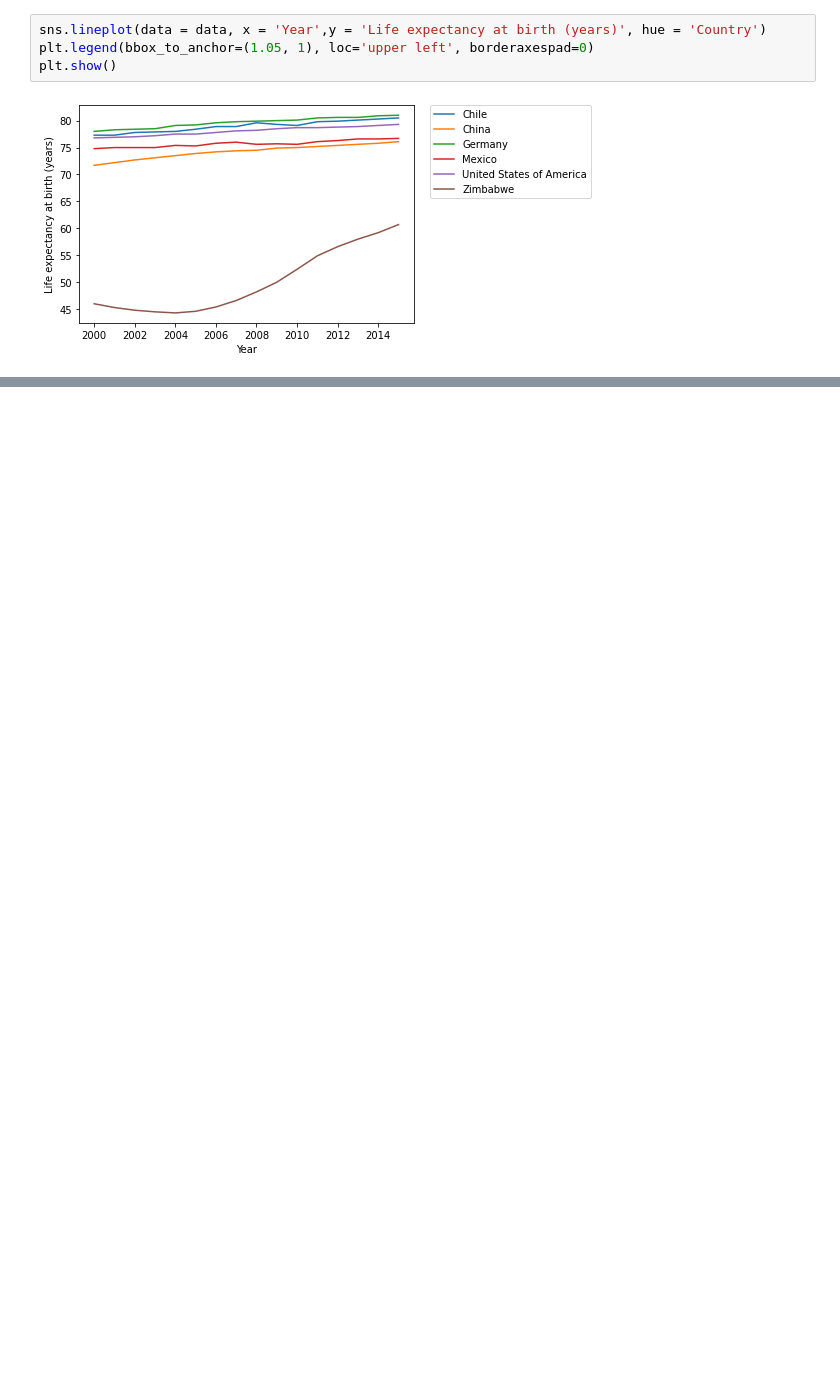
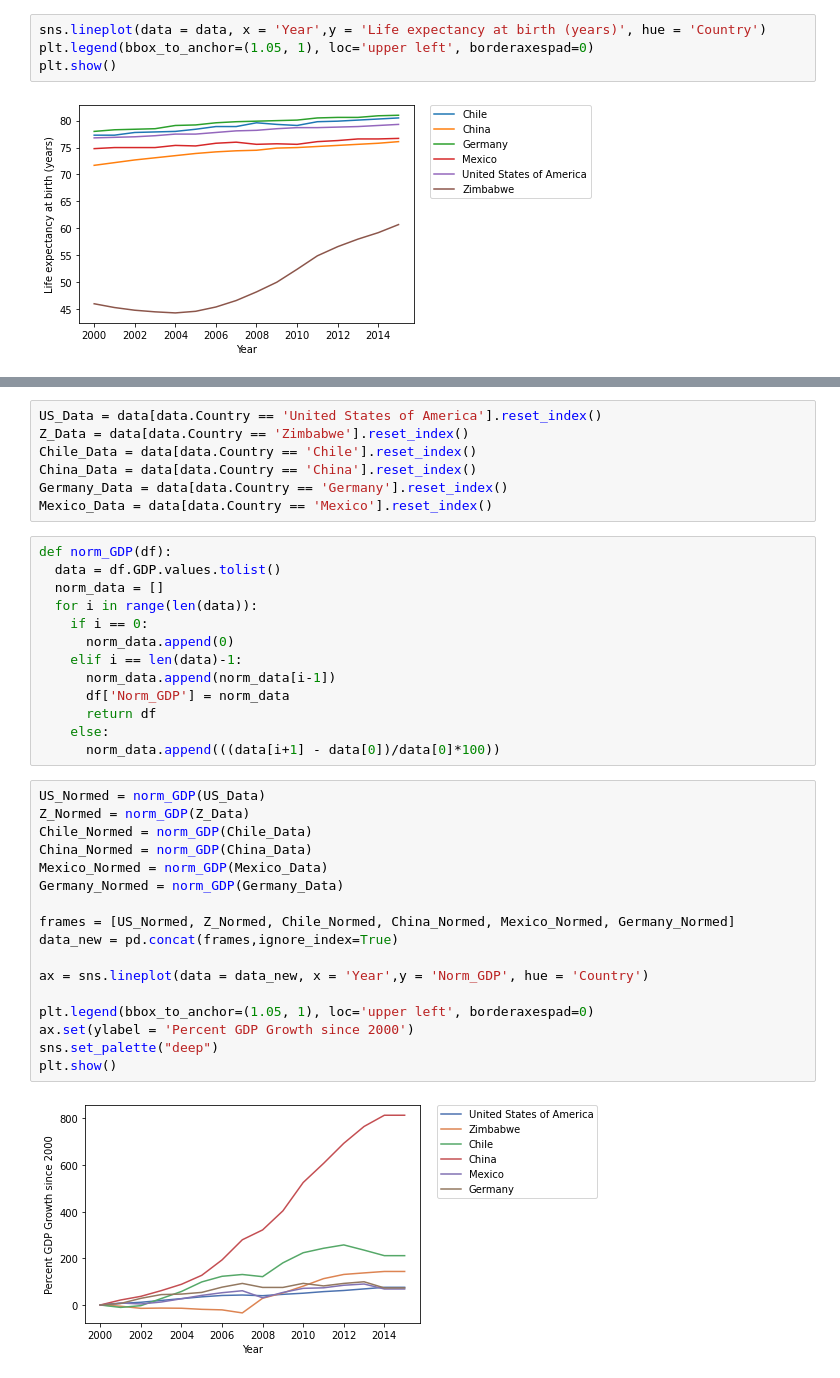
Before and after one commit to alexdlilly/GDP-Life-Expectency---Codecademy, a Jupyter notebook: Life_Expectancy_and_GDP_Codecademy.ipynb, the cells around one changed output, grey strips where cells are left out. Cells and saved outputs as stored; diff of their text form; blank space fills up the shorter version.

```diff
--- a/Life_Expectancy_and_GDP_Codecademy.ipynb
+++ b/Life_Expectancy_and_GDP_Codecademy.ipynb
@@ -30,0 +45,39 @@ Make line plots of life expectancy at birth for each country
+# %%
+US_Data = data[data.Country == 'United States of America'].reset_index()
+Z_Data = data[data.Country == 'Zimbabwe'].reset_index()
+Chile_Data = data[data.Country == 'Chile'].reset_index()
+China_Data = data[data.Country == 'China'].reset_index()
+Germany_Data = data[data.Country == 'Germany'].reset_index()
+Mexico_Data = data[data.Country == 'Mexico'].reset_index()
+# %%
+def norm_GDP(df):
+  data = df.GDP.values.tolist()
+  norm_data = []
+  for i in range(len(data)):
+    if i == 0:
+      norm_data.append(0)
+    elif i == len(data)-1:
+      norm_data.append(norm_data[i-1])
+      df['Norm_GDP'] = norm_data
+      return df
+    else:
+      norm_data.append(((data[i+1] - data[0])/data[0]*100))
+# %%
+US_Normed = norm_GDP(US_Data)
+Z_Normed = norm_GDP(Z_Data)
+Chile_Normed = norm_GDP(Chile_Data)
+China_Normed = norm_GDP(China_Data)
+Mexico_Normed = norm_GDP(Mexico_Data)
+Germany_Normed = norm_GDP(Germany_Data)
+
+frames = [US_Normed, Z_Normed, Chile_Normed, China_Normed, Mexico_Normed, Germany_Normed]
+data_new = pd.concat(frames,ignore_index=True)
+
+ax = sns.lineplot(data = data_new, x = 'Year',y = 'Norm_GDP', hue = 'Country')
+
+plt.legend(bbox_to_anchor=(1.05, 1), loc='upper left', borderaxespad=0)
+ax.set(ylabel = 'Percent GDP Growth since 2000')
+sns.set_palette("deep")
+plt.show()
+# %% [output]
+[figure, added]
```
Also changed, not shown: parts of 9 cells of this notebook.
